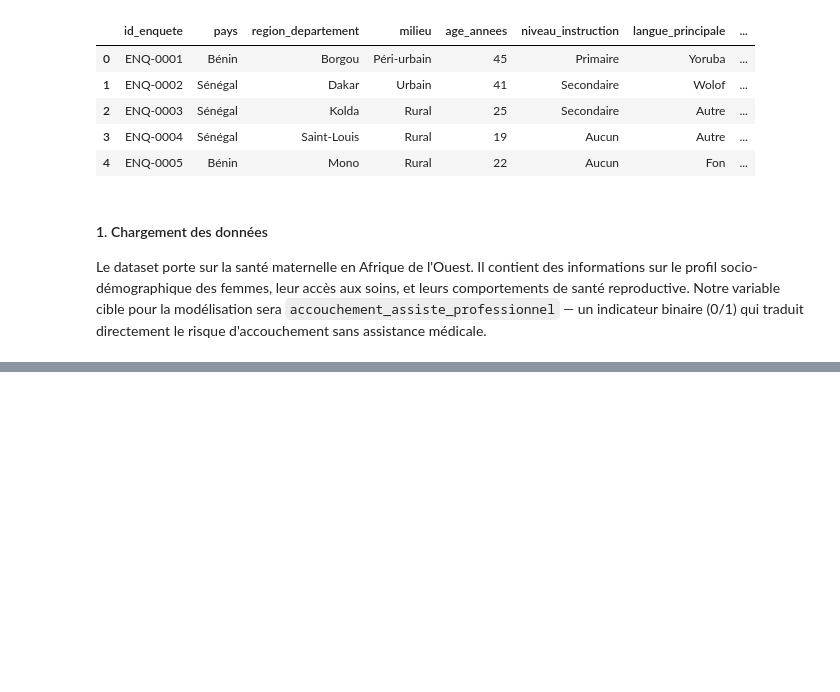
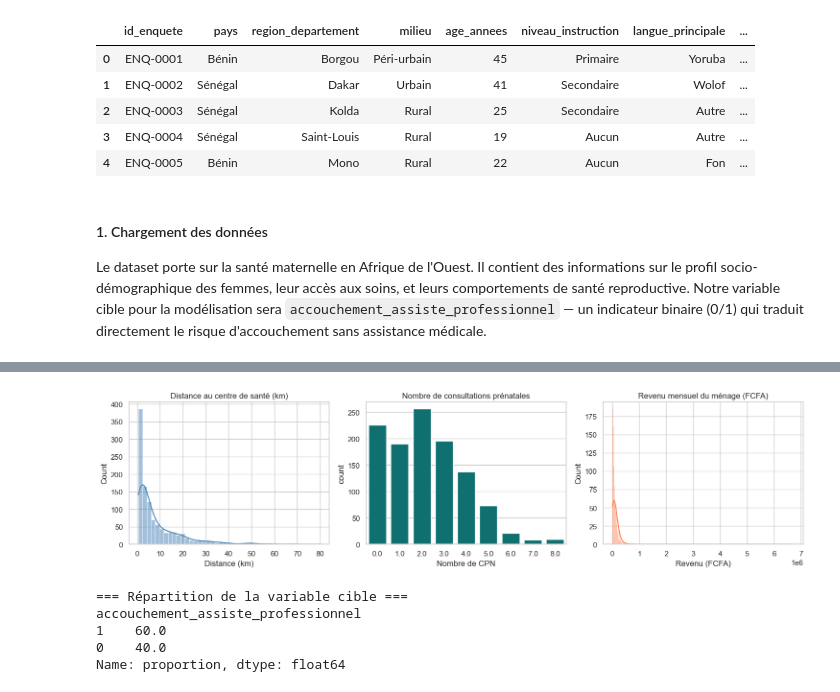
Before and after one commit to mirfou111/flesh-etrilab_test-evaluation, a Jupyter notebook: analyse_sante_maternelle.ipynb, the cells around one changed output, grey strips where cells are left out. Saved outputs shown, nothing was run; the diff lists cells and outputs as text; code cells hidden in the pictures; blank space fills up the shorter version.

```diff
--- a/analyse_sante_maternelle.ipynb
+++ b/analyse_sante_maternelle.ipynb
@@ -44,0 +81,36 @@ le risque d'accouchement sans assistance médicale.
+# %%
+# On visualise les variables les plus importantes pour notre problématique :
+# la distance au centre de santé, le nombre de CPN, et le revenu du ménage.
+# Ces trois variables sont au coeur de nos hypothèses terrain.
+
+fig, axes = plt.subplots(1, 3, figsize=(15, 4))
+
+# Distribution de la distance au centre de santé
+sns.histplot(df['distance_centre_sante_km'], ax=axes[0], color='steelblue', kde=True)
+axes[0].set_title("Distance au centre de santé (km)")
+axes[0].set_xlabel("Distance (km)")
+
+# Distribution du nombre de consultations prénatales
+sns.countplot(x='nb_consultations_prenatales', data=df, ax=axes[1], color='teal')
+axes[1].set_title("Nombre de consultations prénatales")
+axes[1].set_xlabel("Nombre de CPN")
+
+# Distribution du revenu mensuel du ménage
+sns.histplot(df['revenu_mensuel_menage_fcfa'], ax=axes[2], color='coral', kde=True)
+axes[2].set_title("Revenu mensuel du ménage (FCFA)")
+axes[2].set_xlabel("Revenu (FCFA)")
+
+plt.tight_layout()
+plt.savefig("figures/distributions_cles.png", dpi=150)
+plt.show()
+
+# Distribution de notre variable cible
+print("\n=== Répartition de la variable cible ===")
+print(df['accouchement_assiste_professionnel'].value_counts(normalize=True).round(3) * 100)
+# %% [output]
+[figure, added]
+=== Répartition de la variable cible ===
+accouchement_assiste_professionnel
+1    60.0
+0    40.0
+Name: proportion, dtype: float64
```
Also changed, not shown: parts of 3 cells of this notebook.
